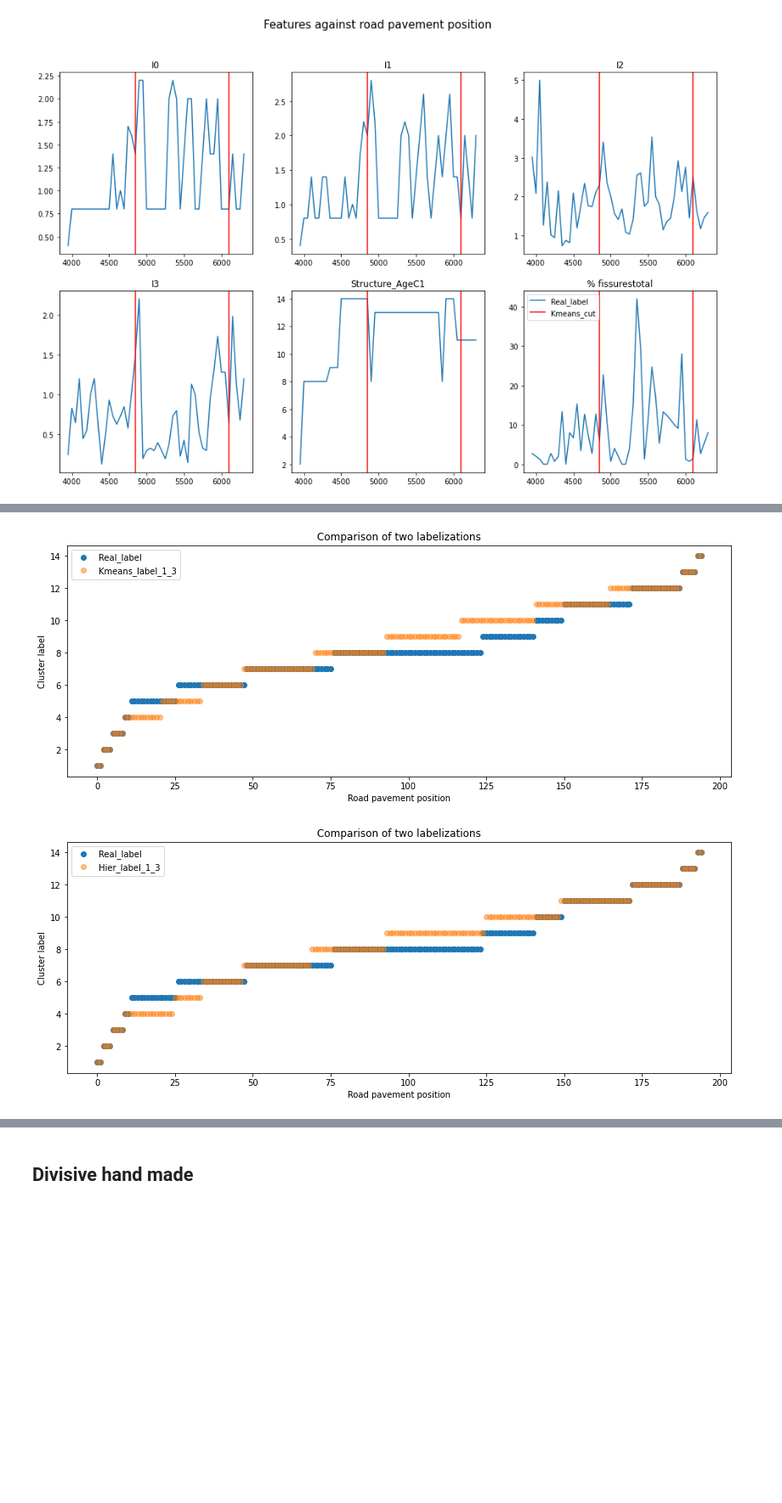
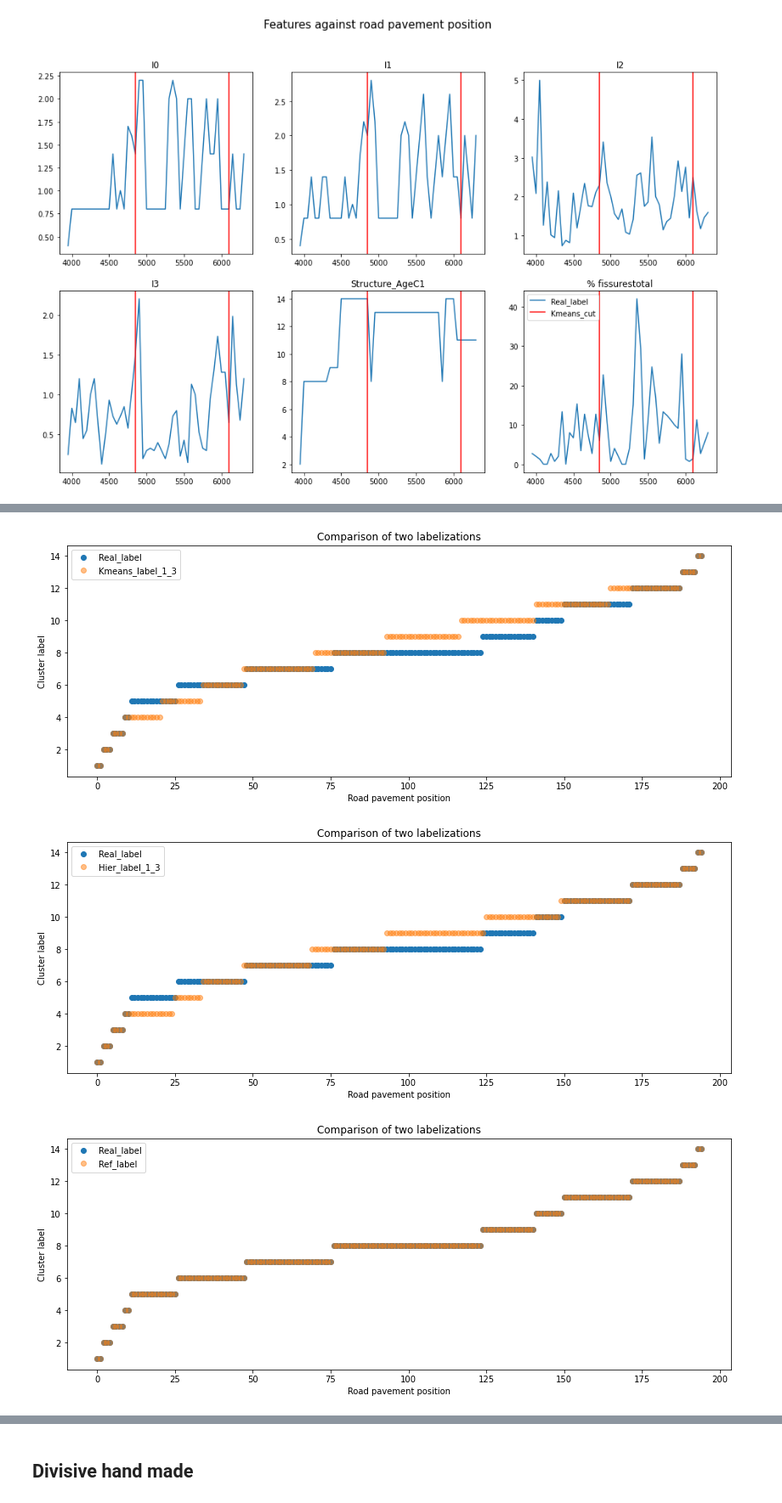
Before and after one commit to NourD85/Semester-project, a Jupyter notebook: Code/First_test.ipynb, the cells around one changed output, grey strips where cells are left out. Shown at 85% size. Saved outputs shown, nothing was run; the diff lists cells and outputs as text; code cells hidden in the pictures; blank space fills up the shorter version.

```diff
--- a/Code/First_test.ipynb
+++ b/Code/First_test.ipynb
@@ -366,17 +376,20 @@ plt.show()
 # %% [output]
 [figure]
 # %%
+df = pd.read_excel('data/first_axis_labels.xlsx')
+
 import re
 for c in df.loc[:,[True if re.search('label',column) else False for column in df.columns]].columns[1:]:
     compare(df['Real_label'], df[c])
 # %% [output]
 [figure]
 [figure]
 [figure]
 [figure]
 [figure]
 [figure]
 [figure]
 [figure]
 [figure]
+[figure, added]
 # %%
```
Also changed, not shown: parts of 37 cells of this notebook.
